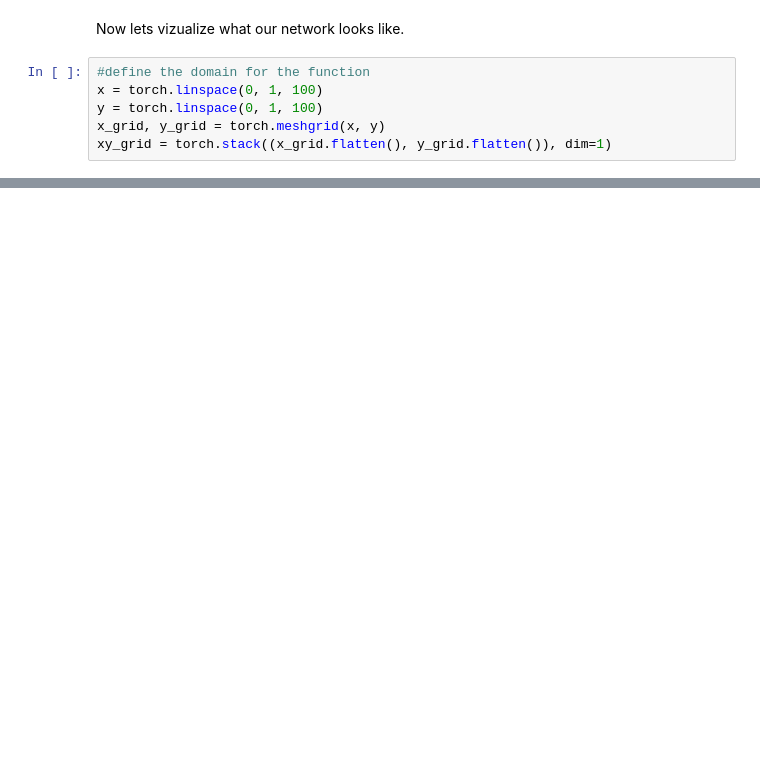
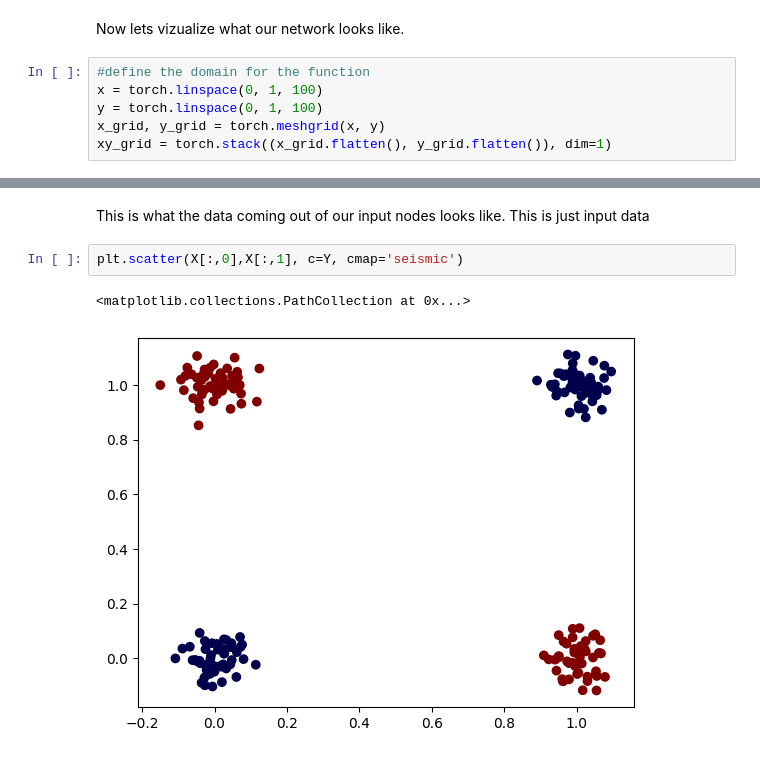
Before and after one commit to KubaJerz/learn-ml, a Jupyter notebook: tinkerLab/07lesson_eyes_everywhere.ipynb, the cells around one changed output, grey strips where cells are left out. Cells and saved outputs as stored; diff of their text form; blank space fills up the shorter version.

```diff
--- a/tinkerLab/07lesson_eyes_everywhere.ipynb
+++ b/tinkerLab/07lesson_eyes_everywhere.ipynb
@@ -135,0 +160,7 @@ plt.show()
+# %% [markdown]
+This is what the data coming out of our input nodes looks like. This is just input data
+# %%
+plt.scatter(X[:,0],X[:,1], c=Y, cmap='seismic')
+# %% [output]
+<matplotlib.collections.PathCollection at 0x...>
+[figure, added]
```
Also changed, not shown: parts of 12 cells of this notebook.
